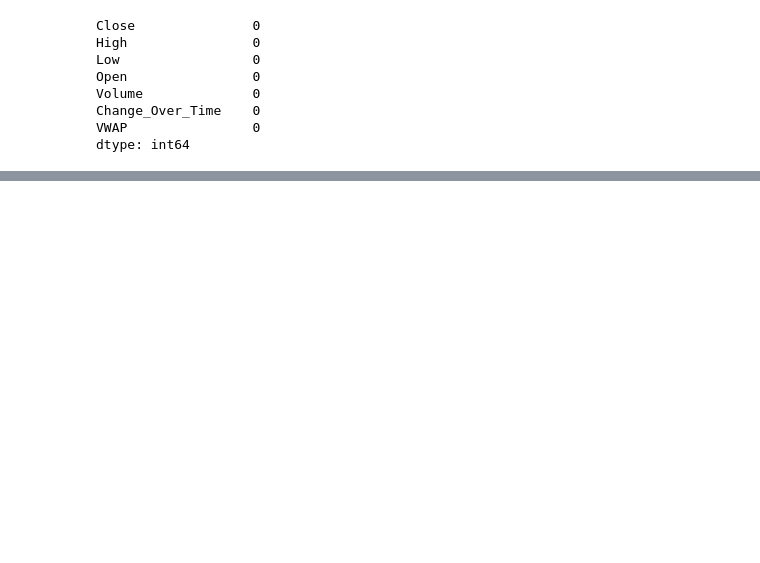
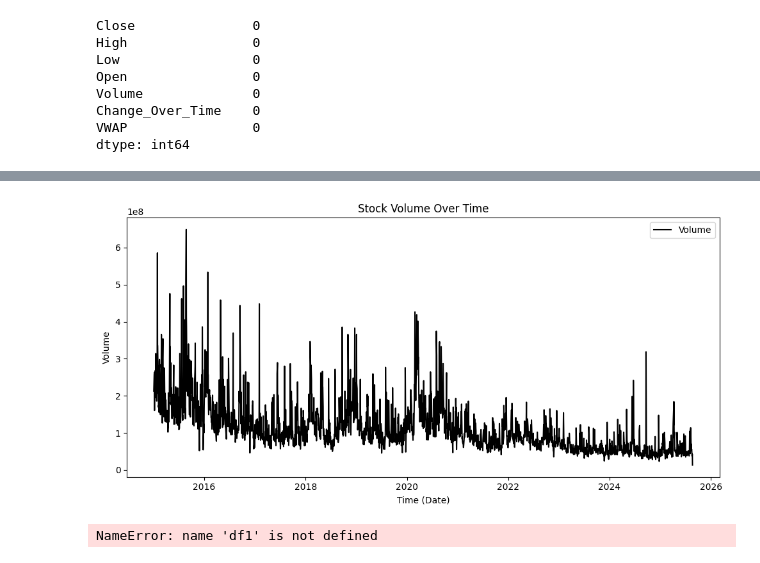
Before and after one commit to simonepietraroia/Stock-Price-Predictor, a Jupyter notebook: APPL_Stock_Prediction.ipynb, the cells around one changed output, grey strips where cells are left out. Saved outputs shown, nothing was run; the diff lists cells and outputs as text; code cells hidden in the pictures; blank space fills up the shorter version.

```diff
--- a/APPL_Stock_Prediction.ipynb
+++ b/APPL_Stock_Prediction.ipynb
@@ -147,0 +166,14 @@ dtype: int64
+# %%
+plt.figure(figsize=(10, 5))
+plt.subplot(1, 1, 1)
+
+plt.plot(df.index, df['Volume'], color='black', label='Volume')
+
+plt.title('Stock Volume Over Time')
+plt.xlabel('Time (Date)')
+plt.ylabel('Volume')
+plt.legend(loc='best')
+plt.tight_layout()
+plt.show()
+# %% [output]
+[figure, added]
@@ -147,0 +192,7 @@ dtype: int64
+# %%
+train_size = int(len(df) * 0.70)
+test_size = len(df) - train_size
+train, test = df1[0:train_size,:], df1[train_size:len(df),:]
+print(len(train),len(test))
+# %% [output]
+NameError: name 'df1' is not defined
```
Also changed, not shown: parts of 15 cells of this notebook, 2 other files.
